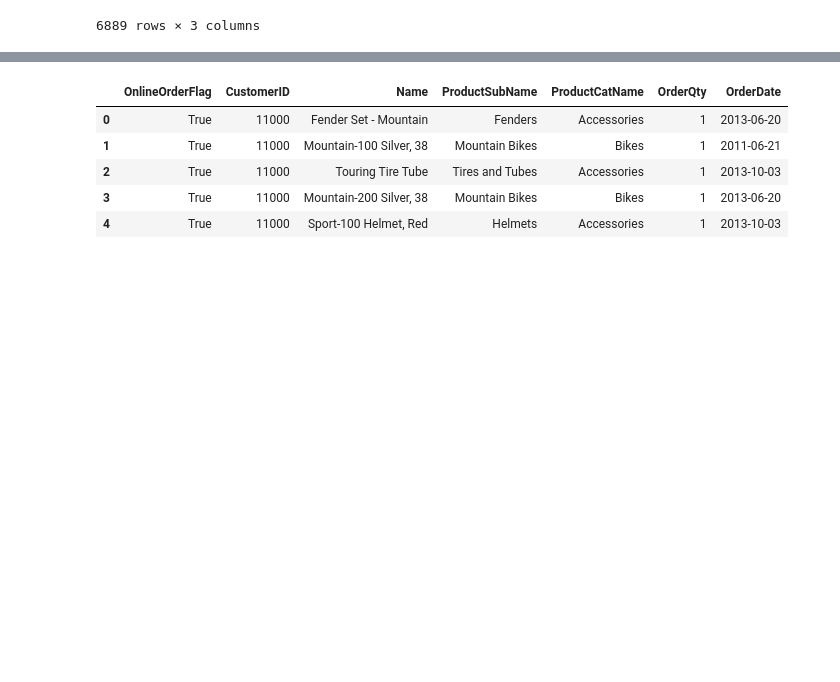
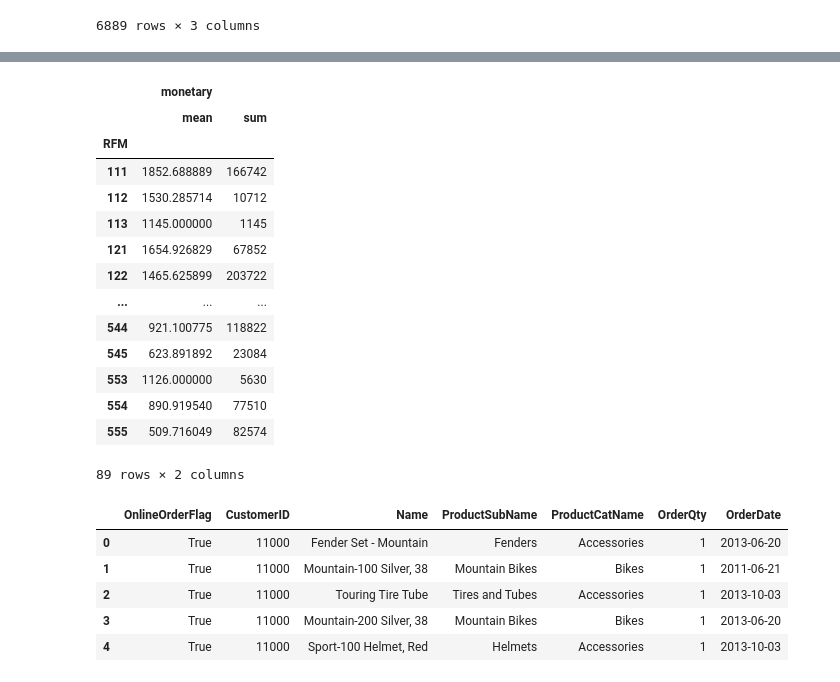
Before and after one commit to simmieyungie/PyRFM, a Jupyter notebook: Playground/RFM-Playground.ipynb, the cells around one changed output, grey strips where cells are left out. Saved outputs shown, nothing was run; the diff lists cells and outputs as text; code cells hidden in the pictures; blank space fills up the shorter version.

```diff
--- a/Playground/RFM-Playground.ipynb
+++ b/Playground/RFM-Playground.ipynb
@@ -470,3 +501,22 @@ Name: monetary, Length: 89, dtype: float64
+# %%
+import numpy as np
+customer.groupby('RFM').agg({"monetary": [np.mean, np.sum]})
+# %% [output]
+|  | monetary |  |
+|  | mean | sum |
+| RFM |  |  |
+| 111 | 1852.688889 | 166742 |
+| 112 | 1530.285714 | 10712 |
+| 113 | 1145.000000 | 1145 |
+| 121 | 1654.926829 | 67852 |
+| 122 | 1465.625899 | 203722 |
+| ... | ... | ... |
+| 544 | 921.100775 | 118822 |
+| 545 | 623.891892 | 23084 |
+| 553 | 1126.000000 | 5630 |
+| 554 | 890.919540 | 77510 |
+| 555 | 509.716049 | 82574 |
+89 rows × 2 columns
 # %%
 test = pd.read_csv("https://raw.githubusercontent.com/simmieyungie/Bakery-Analytics/master/transactionsAHW.csv")
 
```
Also changed, not shown: parts of 20 cells of this notebook, 1 other file.
